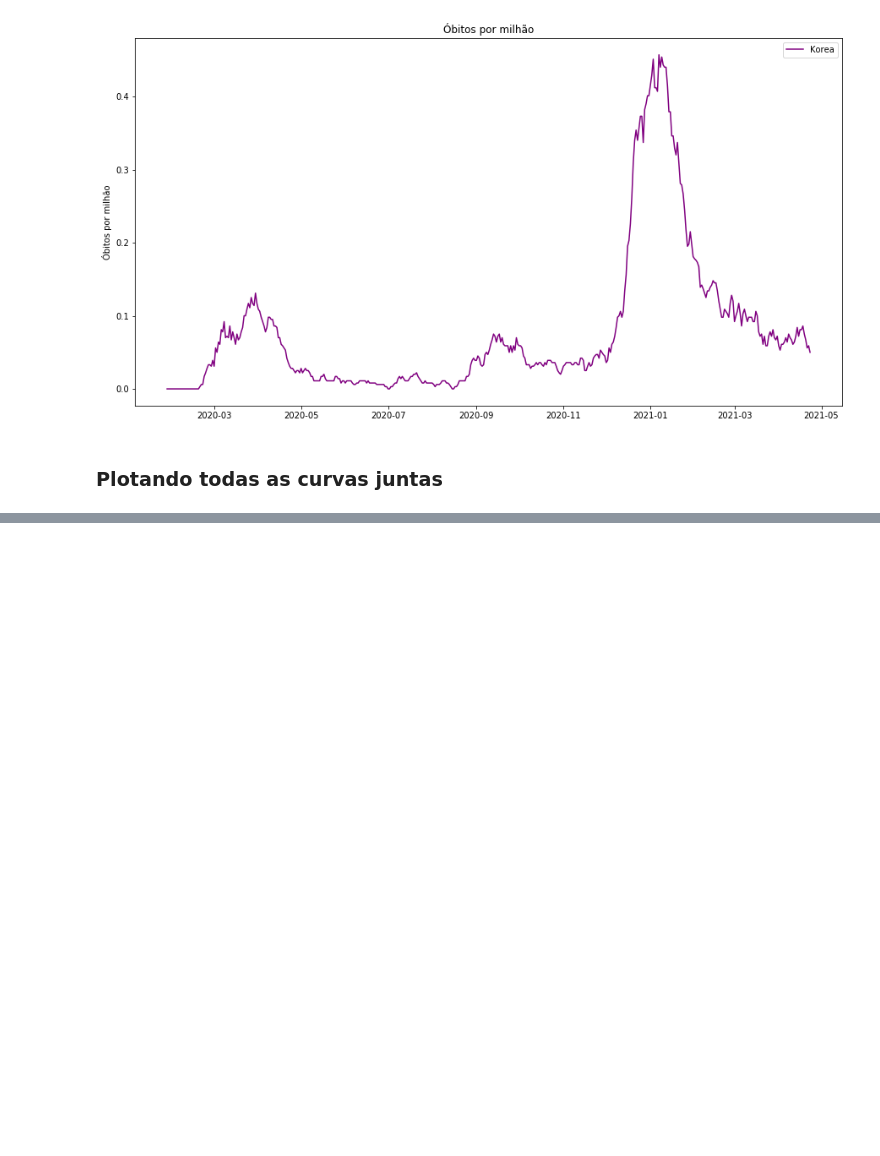
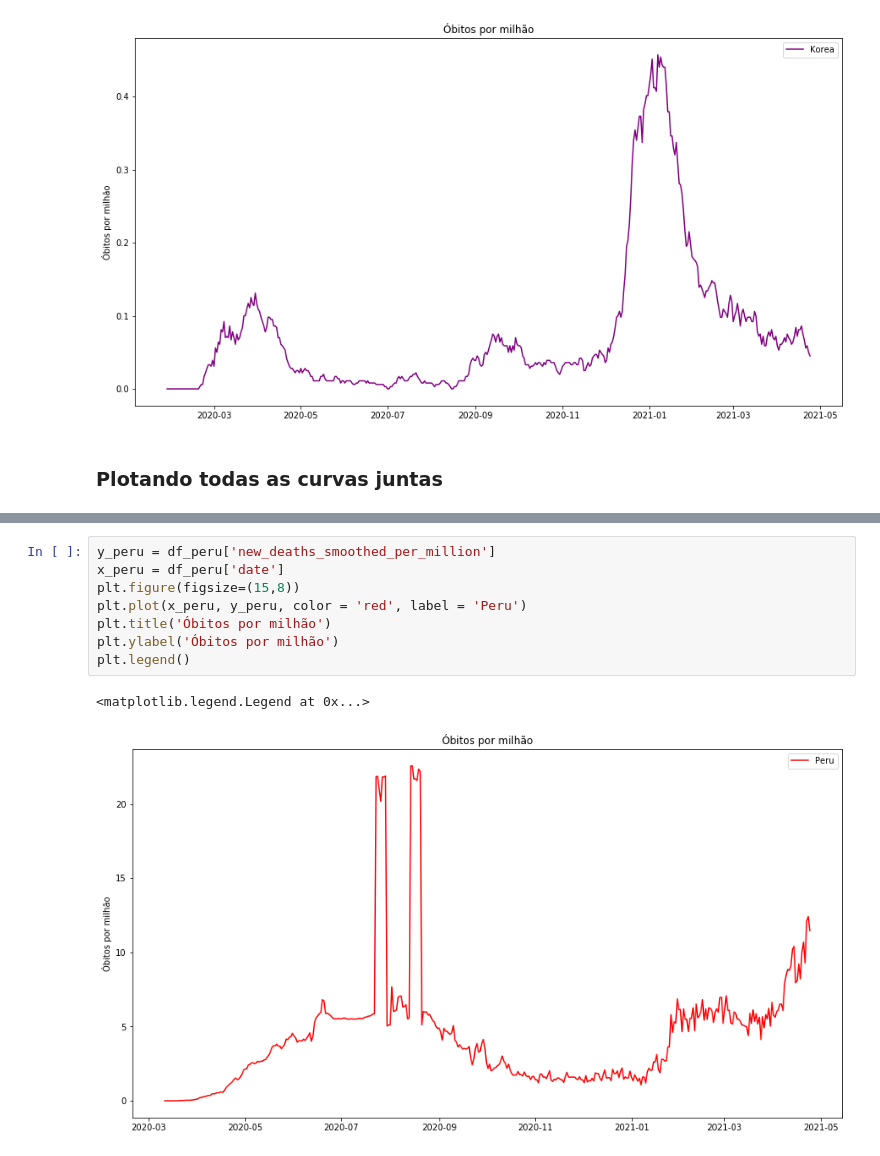
Before and after one commit to eliaskawabata/inspiration, a Jupyter notebook: Coronavirus no mundo.ipynb, the cells around one changed output, grey strips where cells are left out. Saved outputs shown, nothing was run; the diff lists cells and outputs as text; blank space fills up the shorter version.

```diff
--- a/Coronavirus no mundo.ipynb
+++ b/Coronavirus no mundo.ipynb
@@ -212,0 +249,11 @@ plt.legend()
+# %%
+y_peru = df_peru['new_deaths_smoothed_per_million']
+x_peru = df_peru['date']
+plt.figure(figsize=(15,8))
+plt.plot(x_peru, y_peru, color = 'red', label = 'Peru')
+plt.title('Óbitos por milhão')
+plt.ylabel('Óbitos por milhão')
+plt.legend()
+# %% [output]
+<matplotlib.legend.Legend at 0x...>
+[figure, added]
```
Also changed, not shown: parts of 13 cells of this notebook.
